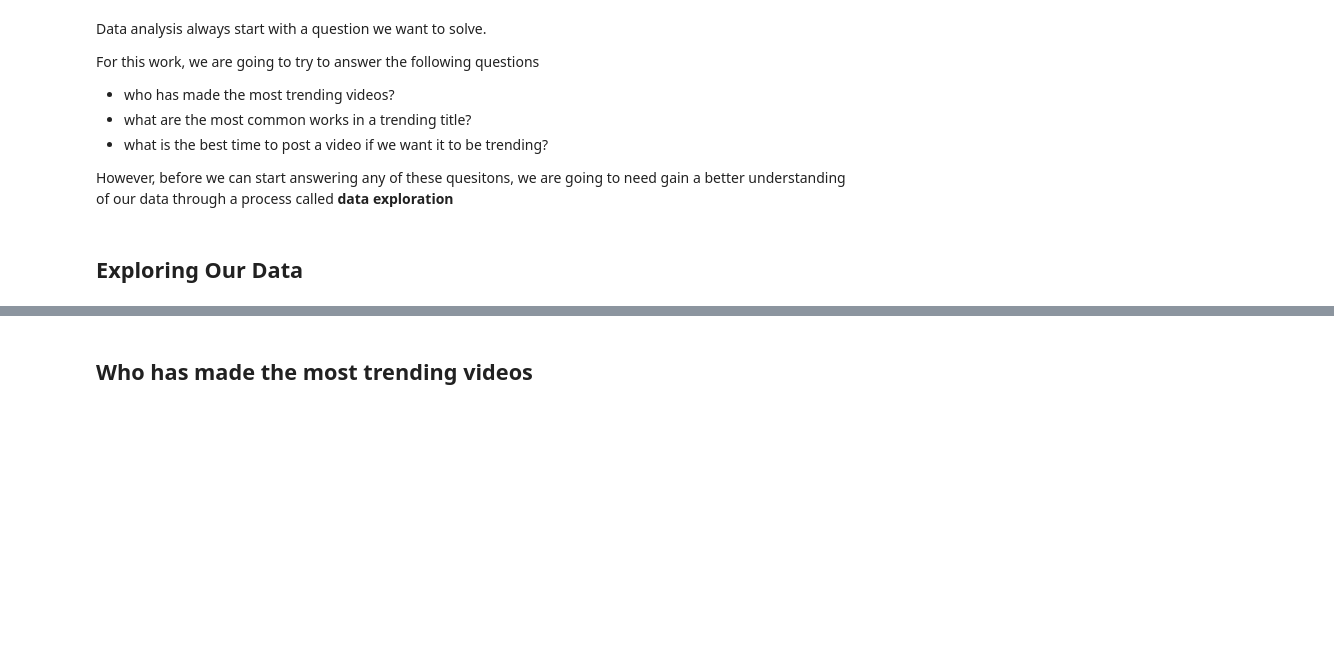
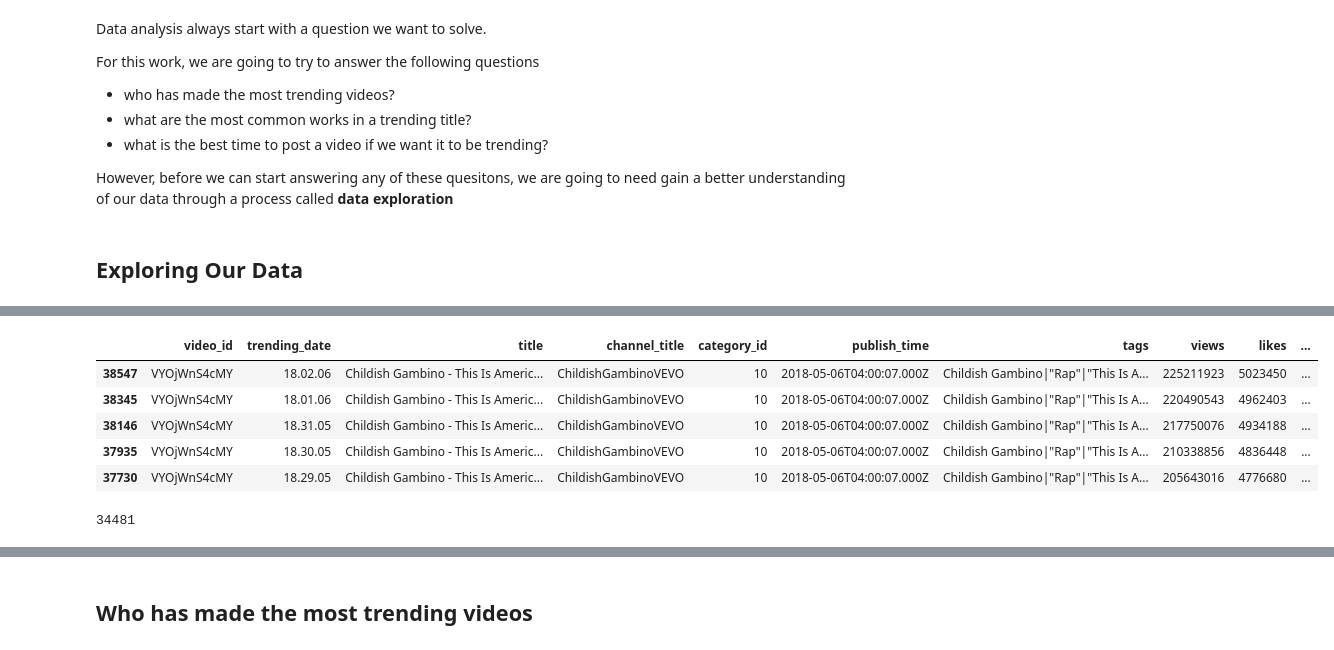
Before and after one commit to Wacboss1/khlabs-intro-to-data-analysis, a Jupyter notebook: intro-to-data-analysis.ipynb, the cells around one changed output, grey strips where cells are left out. Cells and saved outputs as stored; diff of their text form; code cells hidden in the pictures; blank space fills up the shorter version.

```diff
--- a/intro-to-data-analysis.ipynb
+++ b/intro-to-data-analysis.ipynb
@@ -65,0 +100,15 @@ However, before we can start answering any of these quesitons, we are going to n
+# %%
+# Sorting the dataFrame to see what happens
+youtube_data.sort_values(by=['views'], ascending=False).head(5)
+# %% [output]
+|  | video_id | trending_date | title | channel_title | category_id | publish_time | tags | views | likes | ... |
+| 38547 | VYOjWnS4cMY | 18.02.06 | Childish Gambino - This Is Americ... | ChildishGambinoVEVO | 10 | 2018-05-06T04:00:07.000Z | Childish Gambino|"Rap"|"This Is A... | 225211923 | 5023450 | ... |
+| 38345 | VYOjWnS4cMY | 18.01.06 | Childish Gambino - This Is Americ... | ChildishGambinoVEVO | 10 | 2018-05-06T04:00:07.000Z | Childish Gambino|"Rap"|"This Is A... | 220490543 | 4962403 | ... |
+| 38146 | VYOjWnS4cMY | 18.31.05 | Childish Gambino - This Is Americ... | ChildishGambinoVEVO | 10 | 2018-05-06T04:00:07.000Z | Childish Gambino|"Rap"|"This Is A... | 217750076 | 4934188 | ... |
+| 37935 | VYOjWnS4cMY | 18.30.05 | Childish Gambino - This Is Americ... | ChildishGambinoVEVO | 10 | 2018-05-06T04:00:07.000Z | Childish Gambino|"Rap"|"This Is A... | 210338856 | 4836448 | ... |
+| 37730 | VYOjWnS4cMY | 18.29.05 | Childish Gambino - This Is Americ... | ChildishGambinoVEVO | 10 | 2018-05-06T04:00:07.000Z | Childish Gambino|"Rap"|"This Is A... | 205643016 | 4776680 | ... |
+# %%
+has_duplicates = youtube_data.duplicated(['title', 'channel_title'])
+has_duplicates.sum()
+# %% [output]
+34481
```
Also changed, not shown: parts of 7 cells of this notebook.
